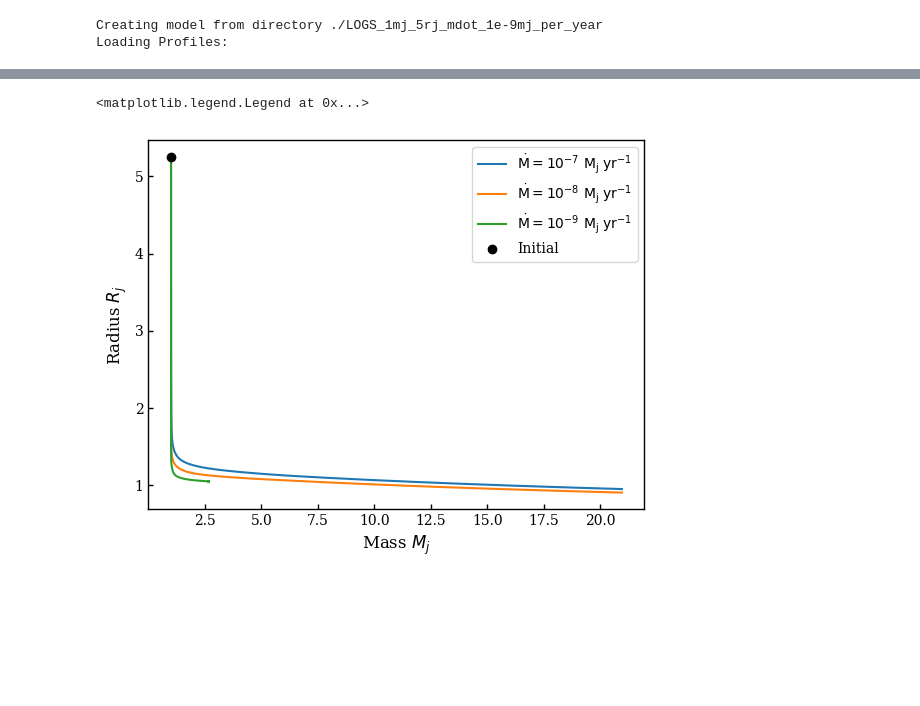
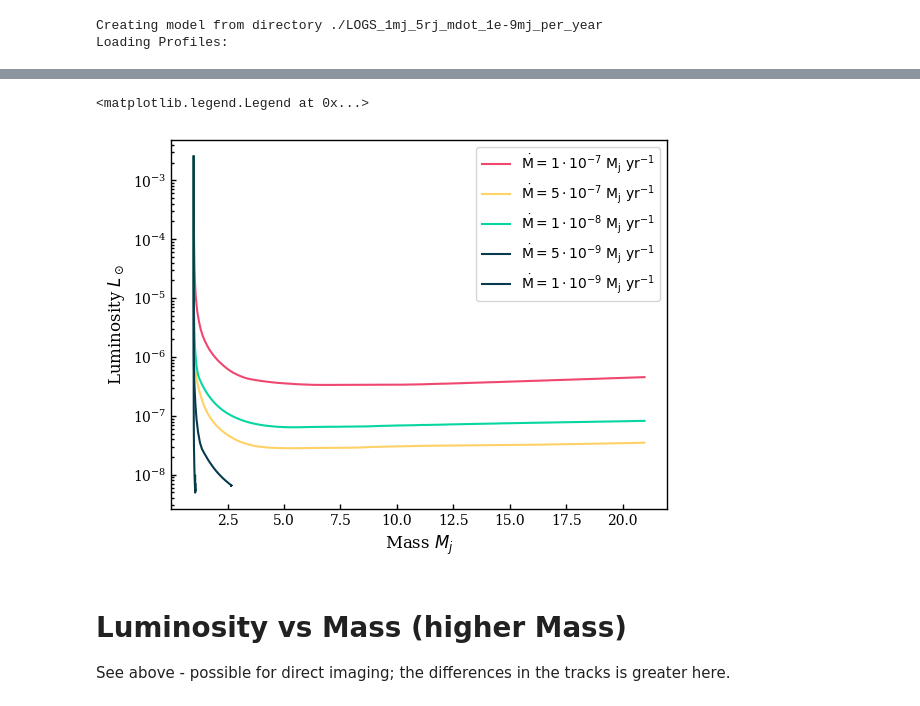
Before and after one commit to mkorolik/astr375, a Jupyter notebook: analysis.ipynb, the cells around one changed output, grey strips where cells are left out. Saved outputs shown, nothing was run; the diff lists cells and outputs as text; code cells hidden in the pictures; blank space fills up the shorter version.

```diff
--- a/analysis.ipynb
+++ b/analysis.ipynb
@@ -53,3 +56,5 @@ p4 = pm.model('./LOGS_1mj_5rj_mdot_1e-9mj_per_year')
 # %% [output]
 Creating model from directory ./LOGS_1mj_5rj_mdot_1e-9mj_per_year
 Loading Profiles:
+# %%
+p45 = pm.model('./LOGS_1mj_5rj_mdot_5e-9mj_per_year')
@@ -55,0 +64,2 @@ Loading Profiles:
+# %%
+p35 = pm.model('./LOGS_1mj_5rj_mdot_5e-7mj_per_year')
@@ -56,3 +84,7 @@ Loading Profiles:
+# %%
+colors = ['#335c67', '#fff3b0', '#e09f3e', '#9e2a2b', '#540b0e']
+colors2 = ['#001219', '#005F73', '#0A9396', '#94D2BD', '#E9D8A6', '#EE9B00', '#CA6702', '#BB3E03', '#AE2012', '#9B2226']
+colors3 = ['#ef476f', '#ffd166', '#06d6a0', '#118ab2', '#073b4c']
 # %%
 plt.plot(10**planet1.DF['log_R'] / rj, 10**planet1.DF['log_Teff'], color='blue')
 plt.scatter(10**planet1.DF['log_R'].iloc[0] / rj, 10**planet1.DF['log_Teff'].iloc[0], color='red', zorder=10)
@@ -86,14 +226,21 @@ plt.legend()
 # %%
-plt.plot(p3.DF['star_mass'] /mj, 10**p3.DF['log_R'] / rj, label=r'$\dot{\mathrm{M}} = 10^{-7} \ \mathrm{M}_\mathrm{j} \ \mathrm{yr}^{-1}$')
-plt.plot(p2.DF['star_mass'] /mj, 10**p2.DF['log_R'] / rj, label=r'$\dot{\mathrm{M}} = 10^{-8} \ \mathrm{M}_\mathrm{j} \ \mathrm{yr}^{-1}$')
-plt.plot(p4.DF['star_mass'] /mj, 10**p4.DF['log_R'] / rj, label=r'$\dot{\mathrm{M}} = 10^{-9} \ \mathrm{M}_\mathrm{j} \ \mathrm{yr}^{-1}$')
+plt.plot(p3.DF['star_mass']/mj, 10**p3.DF['log_L'], color=colors3[0], label=r'$\dot{\mathrm{M}} = 1 \cdot 10^{-7} \ \mathrm{M}_\mathrm{j} \ \mathrm{yr}^{-1}$')
+plt.plot(p35.DF['star_mass']/mj, 10**p35.DF['log_L'], color=colors3[1], label=r'$\dot{\mathrm{M}} = 5 \cdot 10^{-7} \ \mathrm{M}_\mathrm{j} \ \mathrm{yr}^{-1}$')
+plt.plot(p2.DF['star_mass']/mj, 10**p2.DF['log_L'], color=colors3[2], label=r'$\dot{\mathrm{M}} = 1 \cdot 10^{-8} \ \mathrm{M}_\mathrm{j} \ \mathrm{yr}^{-1}$')
+plt.plot(p45.DF['star_mass']/mj, 10**p45.DF['log_L'], color=colors3[4], label=r'$\dot{\mathrm{M}} =5 \cdot  10^{-9} \ \mathrm{M}_\mathrm{j} \ \mathrm{yr}^{-1}$')
+plt.plot(p4.DF['star_mass']/mj, 10**p4.DF['log_L'], color=colors3[4], label=r'$\dot{\mathrm{M}} =1 \cdot  10^{-9} \ \mathrm{M}_\mathrm{j} \ \mathrm{yr}^{-1}$')
 
-plt.scatter(p2.DF['star_mass'].iloc[0] / mj, 10**p2.DF['log_R'].iloc[0] / rj, color='black', zorder=10, label='Initial')
+# plt.plot(10**-9*m10mdot8.DF['star_age'], 10**m10mdot8.DF['log_L'], label=r'$M = 10 M_j; \dot{\mathrm{M}} = 10^{-8} \ \mathrm{M}_\mathrm{j} \ \mathrm{yr}^{-1}$')
+
 
 plt.xlabel(r'Mass $M_j$')
-plt.ylabel(r'Radius $R_j$')
+plt.ylabel(r'Luminosity $L_\odot$')
+plt.yscale('log')
 plt.legend()
-plt.legend()
 # %% [output]
 <matplotlib.legend.Legend at 0x...>
-[figure, old version]
+[figure, new version]
+# %% [markdown]
+# Luminosity vs Mass (higher Mass)
+
+See above - possible for direct imaging; the differences in the tracks is greater here.
```
Also changed, not shown: parts of 25 cells of this notebook, 2 other files.
